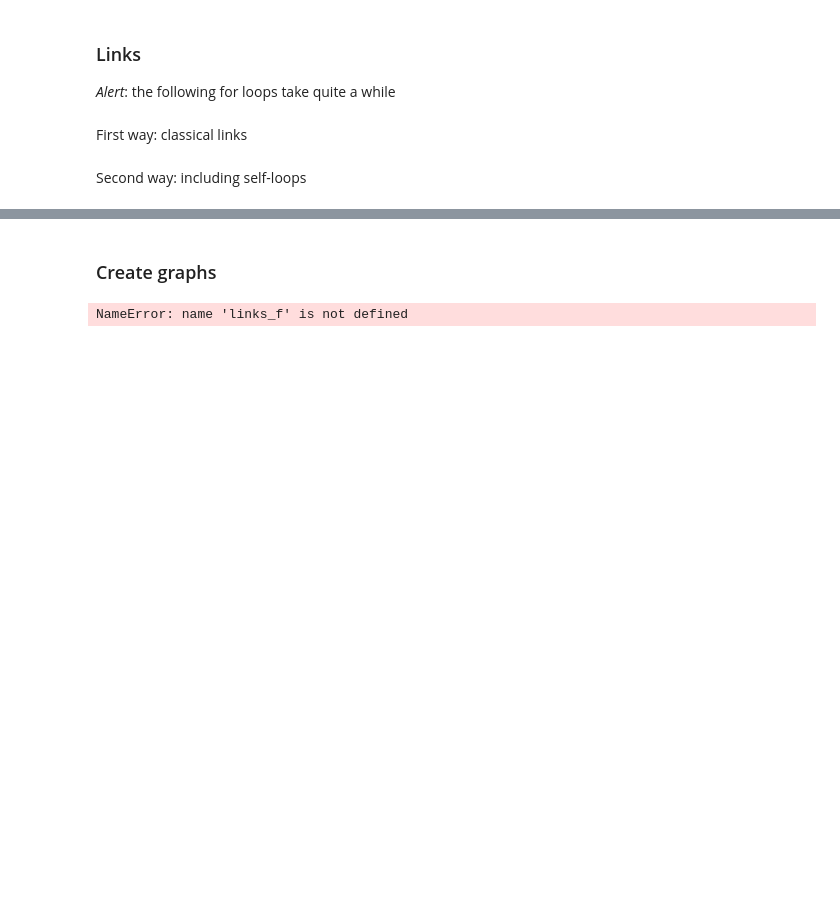
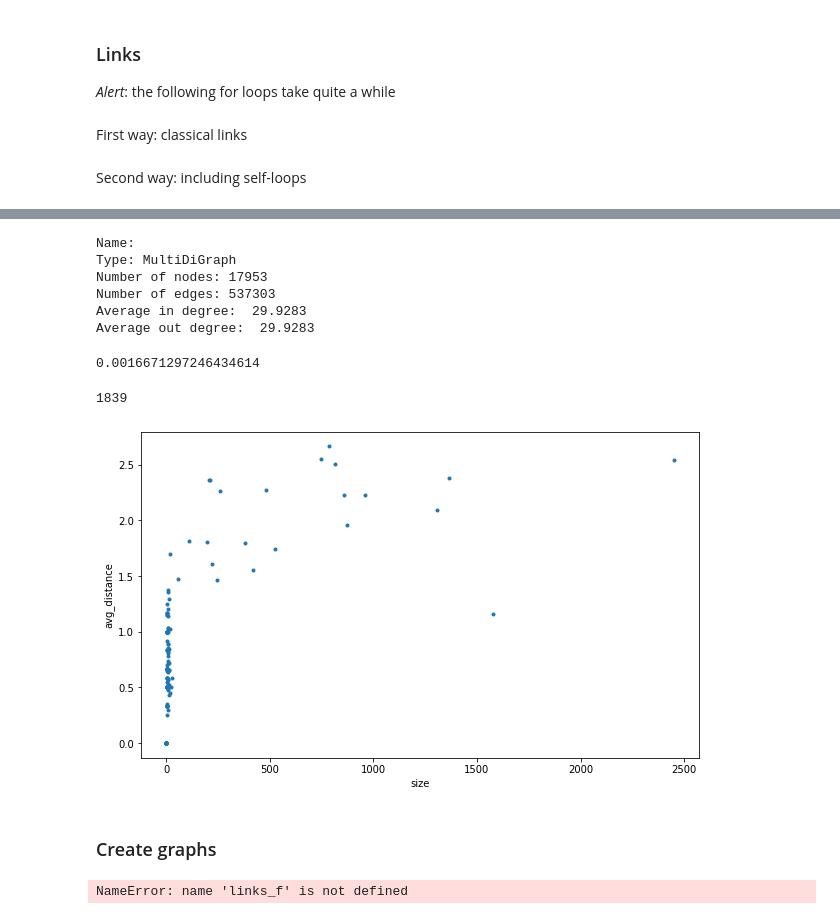
Before and after one commit to testalorenzo/crunch_net, a Jupyter notebook: notebook/start_your_crunch.ipynb, the cells around one changed output, grey strips where cells are left out. Saved outputs shown, nothing was run; the diff lists cells and outputs as text; code cells hidden in the pictures; blank space fills up the shorter version.

```diff
--- a/notebook/start_your_crunch.ipynb
+++ b/notebook/start_your_crunch.ipynb
@@ -127,3 +155,43 @@ for i in Pallottola['idx'].unique():
+# %%
+G_bidder_follow=nx.MultiDiGraph()
+for org in Pallottola.Organisation.unique():
+    ord_list = list(Pallottola[Pallottola.Organisation==org].sort_values(by=['Date']).id_y)
+    time_list= list(Pallottola[Pallottola.Organisation==org].sort_values(by=['Date']).Date.dt.year)
+    for idx in range(len(ord_list)):
+        if ord_list[idx]!= np.nan:
+            for seq in range(idx, len(ord_list)):
+                if ord_list[seq]!=np.nan:
+                    G_bidder_follow.add_edge(ord_list[idx], ord_list[seq], year=time_list[seq])
+# %%
+print(nx.info(G_bidder_follow))
+# %% [output]
+Name:
+Type: MultiDiGraph
+Number of nodes: 17953
+Number of edges: 537303
+Average in degree:  29.9283
+Average out degree:  29.9283
+# %%
+nx.density(G_bidder_follow)
+# %% [output]
+0.0016671297246434614
+# %%
+coms = algorithms.leiden(G_bidder_follow)
+# %%
+len(coms.communities)
+# %% [output]
+1839
+# %%
+size = [len(x) for x in coms.communities]
+mod = evaluation.avg_distance(G_bidder_follow,coms, summary=False)
+# %%
+plt.subplots(figsize=(10, 6))
+plt.plot(size, mod, '.')
+plt.xlabel('size')
+plt.ylabel('avg_distance')
+plt.show()
+# %% [output]
+[figure, added]
 # %% [markdown]
 ### Create graphs
 # %%
```
Also changed, not shown: parts of 5 cells of this notebook.
